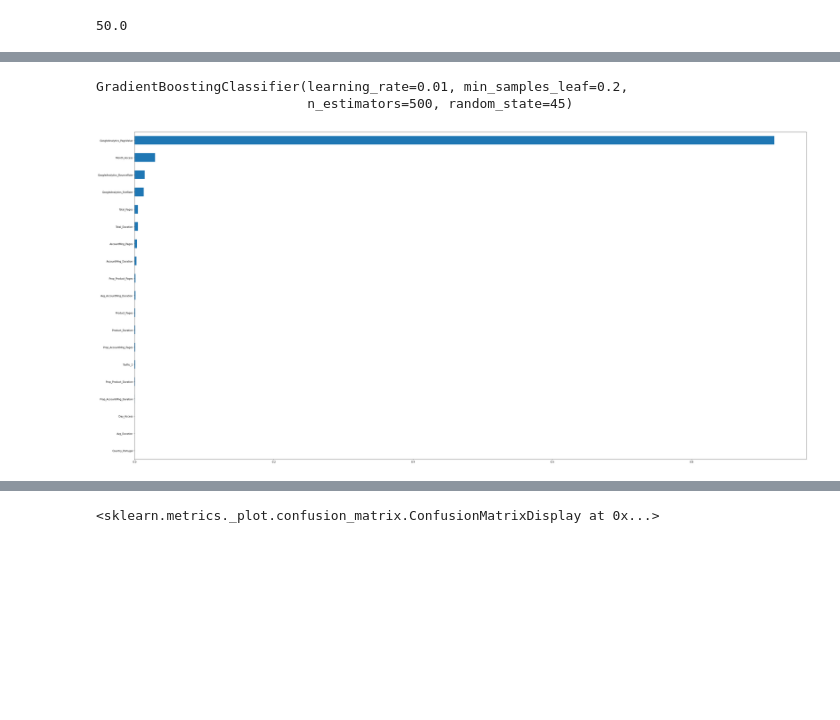
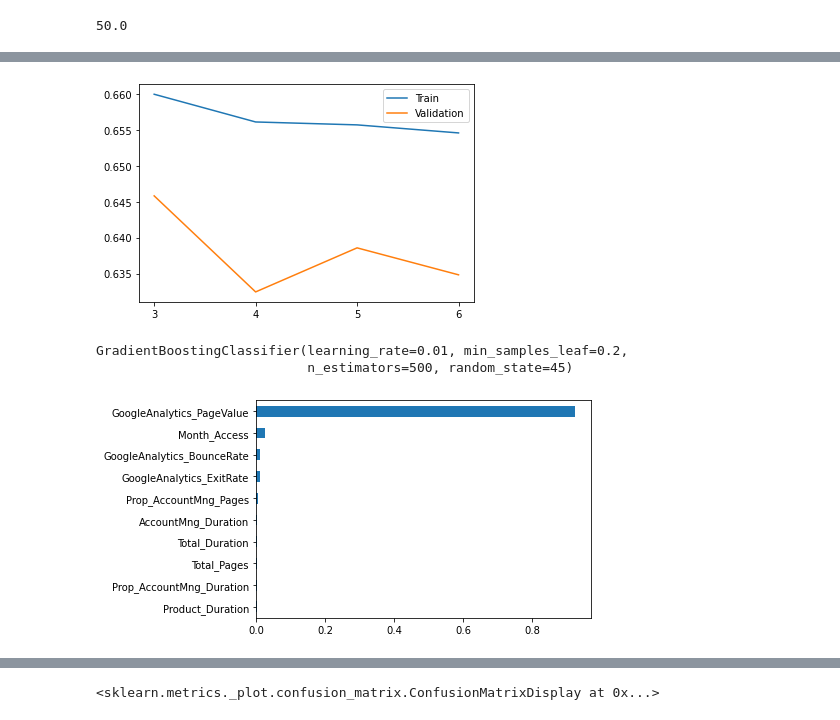
Before and after one commit to miguelince/propensity-to-buy, a Jupyter notebook: code/training_code.ipynb, the cells around one changed output, grey strips where cells are left out. Saved outputs shown, nothing was run; the diff lists cells and outputs as text; code cells hidden in the pictures; blank space fills up the shorter version.

```diff
--- a/code/training_code.ipynb
+++ b/code/training_code.ipynb
@@ -277,3 +313,3 @@ df_train = pd.concat([df_train, dummy_os, dummy_browser, dummy_country, dummy_tr
 # %%
-df_train.drop(['Date','OS','Browser','Country','Type_of_Traffic','Type_of_Visitor','WDay_Access'], axis=1, inplace=True)
+df_process.drop(['Date','OS','Browser','Country','Type_of_Traffic','Type_of_Visitor','WDay_Access'], axis=1, inplace=True)
 # %%
@@ -292,6 +345,8 @@ df_train.dropna(inplace=True)
+# %%
+df_process.fillna(0, inplace=True)
 # %%
-X = df_train.drop('Buy',axis=1)
-y = df_train['Buy']
+X = df_process.drop('Buy',axis=1)
+y = df_process['Buy']
 # %%
 ## undersampling
 # # define undersample strategy
@@ -336,7 +464,7 @@ plt.show()
 # %%
 f1_train = []
 f1_test = []
-sizes = [0.05, 0.1, 0.15, 0.2, 0.25]
+sizes = [0.01, 0.03, 0.05]
 
 for size in sizes:
     GradientBoost = GradientBoostingClassifier(n_estimators=500, learning_rate=0.01, max_depth=3, random_state=93, min_samples_leaf = size)
@@ -428,3 +560,11 @@ plt.show()
+# %%
+plt.plot(depths, f1_train, label='Train')
+plt.plot(depths, f1_test, label = 'Validation')
+plt.xticks(depths)
+plt.legend()
+plt.show()
+# %% [output]
+[figure, added]
 # %%
 #scores = cross_val_score(GradientBoost1, X_train, y, cv=5, scoring='f1')
 # print(scores)
@@ -437,8 +577,7 @@ GradientBoostingClassifier(learning_rate=0.01, min_samples_leaf=0.2,
                            n_estimators=500, random_state=45)
 # %%
 GB_feat_imprt = pd.Series(GradientBoost_f.feature_importances_, index=X.columns).sort_values()
-fig = plt.figure(figsize=(50,25))
-GB_feat_imprt[GB1_feat_imprt>0.001].plot(kind='barh')
+GB_feat_imprt[GB_feat_imprt>0.001].plot(kind='barh')
 plt.show()
 # %% [output]
-[figure, old version]
+[figure, new version]
```
Also changed, not shown: parts of 93 cells of this notebook, 30 other files.
